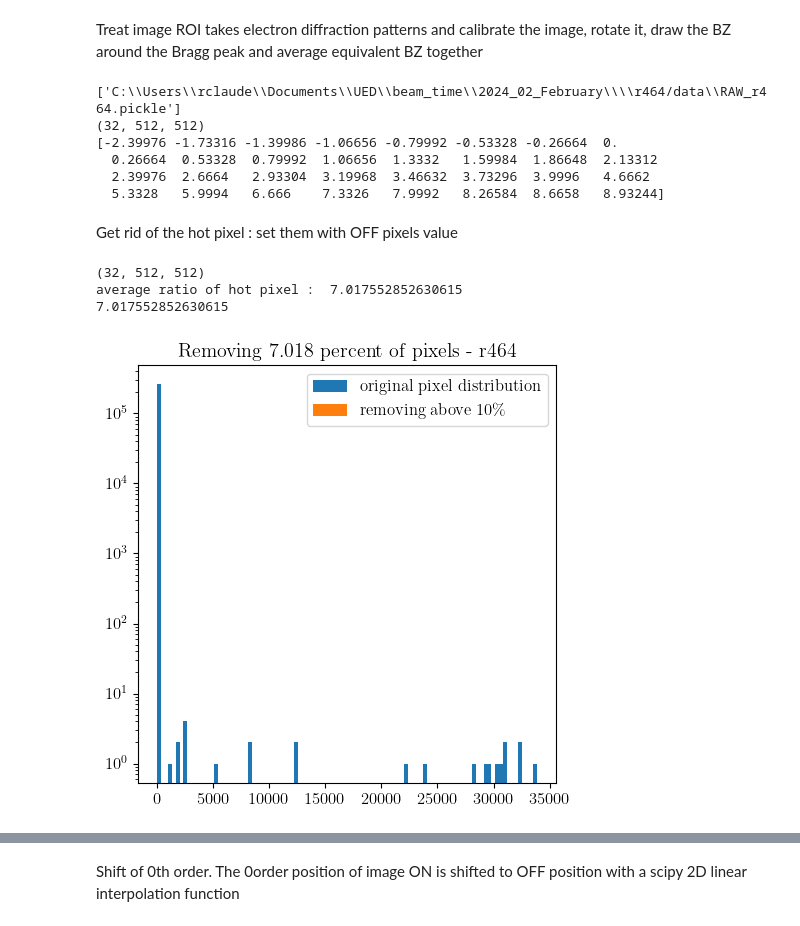
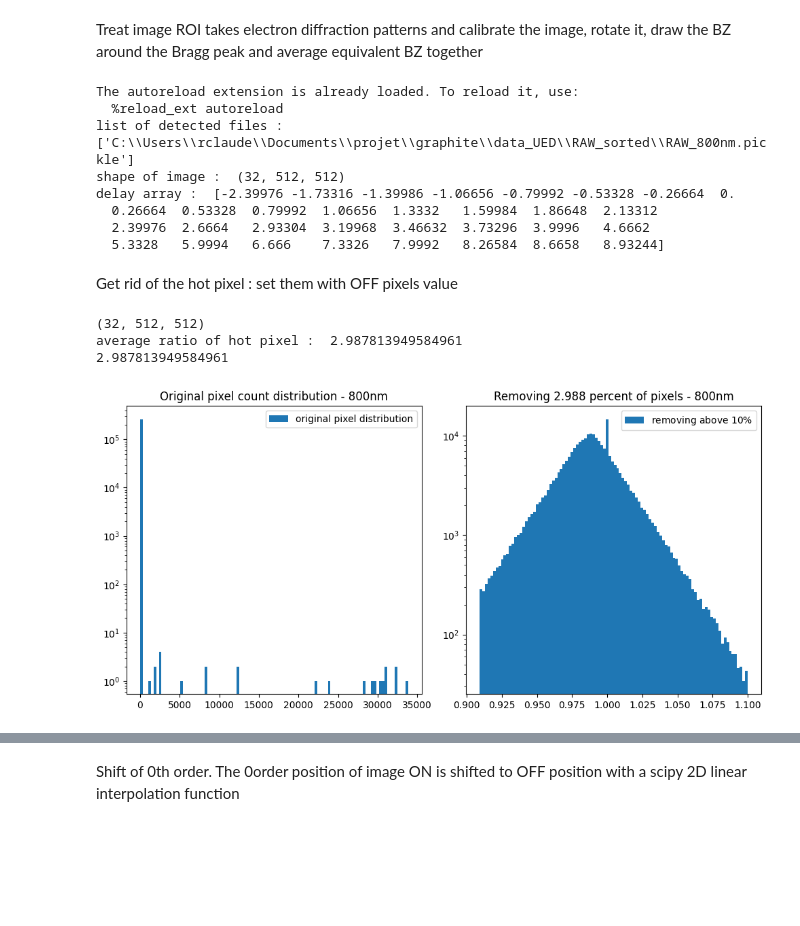
Before and after one commit to remiclaude/UED_processing, a Jupyter notebook: treat_pickle.ipynb, the cells around one changed output, grey strips where cells are left out. Saved outputs shown, nothing was run; the diff lists cells and outputs as text; code cells hidden in the pictures; blank space fills up the shorter version.

```diff
--- a/treat_pickle.ipynb
+++ b/treat_pickle.ipynb
@@ -1,11 +1,12 @@
 # %% [markdown]
 Treat image ROI takes electron diffraction patterns and calibrate the image, rotate it, draw the BZ around the Bragg peak and average equivalent BZ together
 # %%
+%load_ext autoreload
+%autoreload 2
+
 import numpy as np
 import pandas as pd
 import matplotlib.pyplot as plt
-plt.rc('font', family='Latin Modern Roman',size=12)
-plt.rc('text', usetex=True)
 from matplotlib.patches import Polygon
 from matplotlib.patches import Circle
 from mpl_toolkits.axes_grid1 import make_axes_locatable
@@ -20,17 +21,17 @@ import find_peak
 
 ### All folder should countain a folder named 'data' containing pickle files ###
 
-scan_number = 'r464'
-path =r'C:\Users\rclaude\Documents\UED\beam_time\2024_02_February\\' + scan_number
-# path= r'C:\Users\rclaude\Documents\UED\beam_time\2023_08_August\github_analysis'
+scan_number = '800nm'
+path =r'C:\Users\rclaude\Documents\projet\graphite\data_UED\RAW_sorted'
+
 t0_num = 8 #start from one
-Zorder_in = np.array([242,247])
-BP1 = np.array([147,234])#02-2024
-# BP1 = np.array([158,269])#08-2023
+
+Zorder_in = np.array([242,247]) # guess position 0th order
+BP1 = np.array([147,234]) # guess position 1st order Bragg peak
 
 df = 0
-file_list = (glob.glob(path + '/data/' + '*.pickle'))
-print(file_list)
+file_list = (glob.glob(path + '/RAW_' + scan_number + '*.pickle'))
+print('list of detected files : ', file_list)
 imgON = []
 imgOFF = []
 for file in file_list:
@@ -42,44 +43,44 @@ imgON_raw = np.sum(np.array(imgON), axis=0)
 imgOFF_raw = np.sum(np.array(imgOFF), axis=0)
 imgON = np.copy(imgON_raw)
 imgOFF = np.copy(imgOFF_raw)
-print(imgON.shape)
+print('shape of image : ', imgON.shape)
 
 df1 = input_df.drop('imagesON', axis=1)
 df1 = input_df.drop('imagesOFF', axis=1)
 delay= (df1['LTS_position'].to_numpy())
 delay = (delay-delay[t0_num-1])*6.666
 n_delay = len(delay)
-print(delay)
+print('delay array : ', delay)
 # %% [output]
-['C:\\Users\\rclaude\\Documents\\UED\\beam_time\\2024_02_February\\\\r464/data\\RAW_r464.pickle']
-(32, 512, 512)
-[-2.39976 -1.73316 -1.39986 -1.06656 -0.79992 -0.53328 -0.26664  0.
+The autoreload extension is already loaded. To reload it, use:
+  %reload_ext autoreload
+list of detected files :  ['C:\\Users\\rclaude\\Documents\\projet\\graphite\\data_UED\\RAW_sorted\\RAW_800nm.pickle']
+shape of image :  (32, 512, 512)
+delay array :  [-2.39976 -1.73316 -1.39986 -1.06656 -0.79992 -0.53328 -0.26664  0.
   0.26664  0.53328  0.79992  1.06656  1.3332   1.59984  1.86648  2.13312
   2.39976  2.6664   2.93304  3.19968  3.46632  3.73296  3.9996   4.6662
   5.3328   5.9994   6.666    7.3326   7.9992   8.26584  8.6658   8.93244]
 # %% [markdown]
 Get rid of the hot pixel : set them with OFF pixels value
-# %%
-for o in range(len(imgON)):
-    rng = np.random.default_rng()
-    imgON[o] = imgON[o]*(1+0.1*rng.random(np.shape(imgON[o])))
-    rng = np.random.default_rng()
-    imgOFF[o] = imgOFF[o]*(1+0.1*rng.random(np.shape(imgON[o])))
 # %%
-fig, axis = plt.subplots(1,1, figsize=(5,5), layout='tight')
+fig, axis = plt.subplots(1,2, figsize=(10,5), layout='tight')
 
 
 imgON, imgOFF, rh = fa.remove_hot(imgON, imgOFF, 1.1)
 print(rh)
-axis.hist(((imgON_raw/imgOFF_raw)[0]).flatten(), bins=100, label=r'original pixel distribution')
-axis.hist(((imgON/imgOFF)[0]).flatten(), bins=100, label=r'removing above $10\%$')
-axis.set_yscale('log')
-axis.legend()
-axis.set_title(r'Removing %.3f percent of pixels - '%rh + scan_number)
+axis[0].hist(((imgON_raw/imgOFF_raw)[0]).flatten(), bins=100, label=r'original pixel distribution')
+axis[0].set_yscale('log')
+axis[0].legend()
+axis[0].set_title(r'Original pixel count distribution - ' + scan_number)
+
+axis[1].hist(((imgON/imgOFF)[0]).flatten(), bins=100, label=r'removing above $10\%$')
+axis[1].set_yscale('log')
+axis[1].legend()
+axis[1].set_title(r'Removing %.3f percent of pixels - '%rh + scan_number)
 
 plt.savefig(path+r'\pixel_distribution.png', dpi=200)
 # %% [output]
 (32, 512, 512)
-average ratio of hot pixel :  7.017552852630615
-7.017552852630615
+average ratio of hot pixel :  2.987813949584961
+2.987813949584961
-[figure, old version]
+[figure, new version]
```
Also changed, not shown: parts of 24 cells of this notebook, 2 other files.
